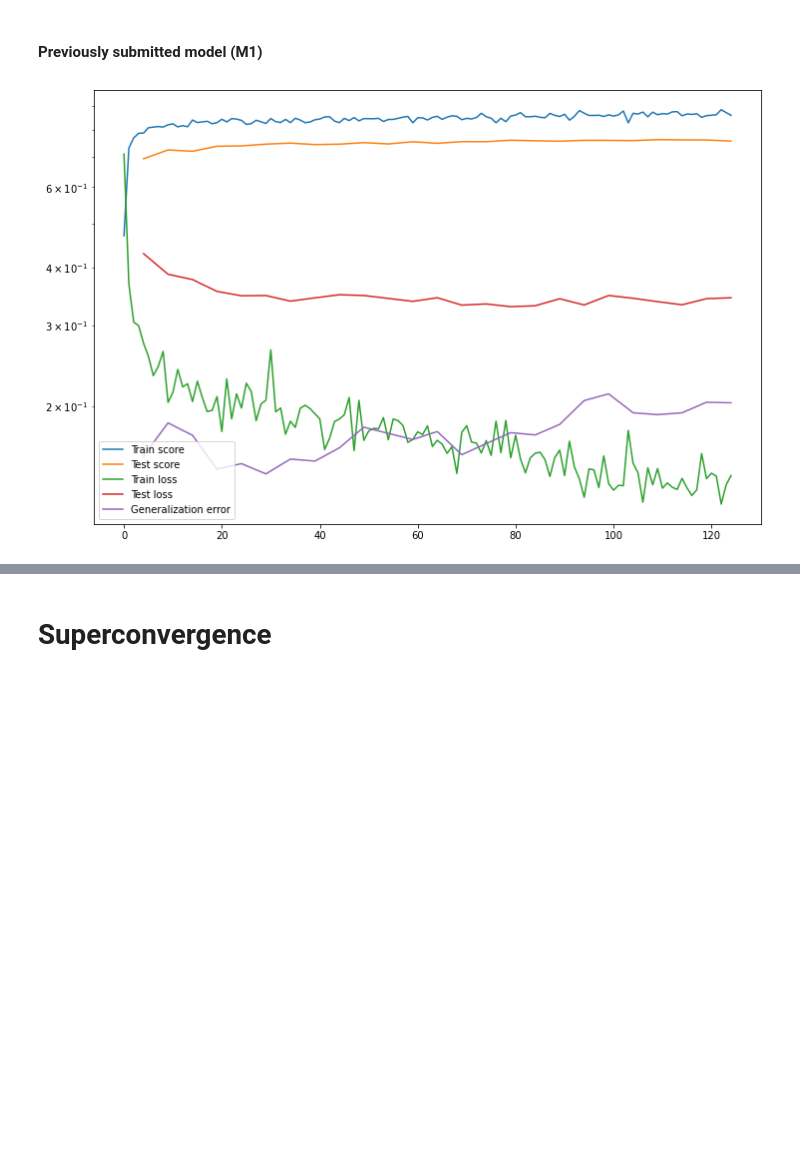
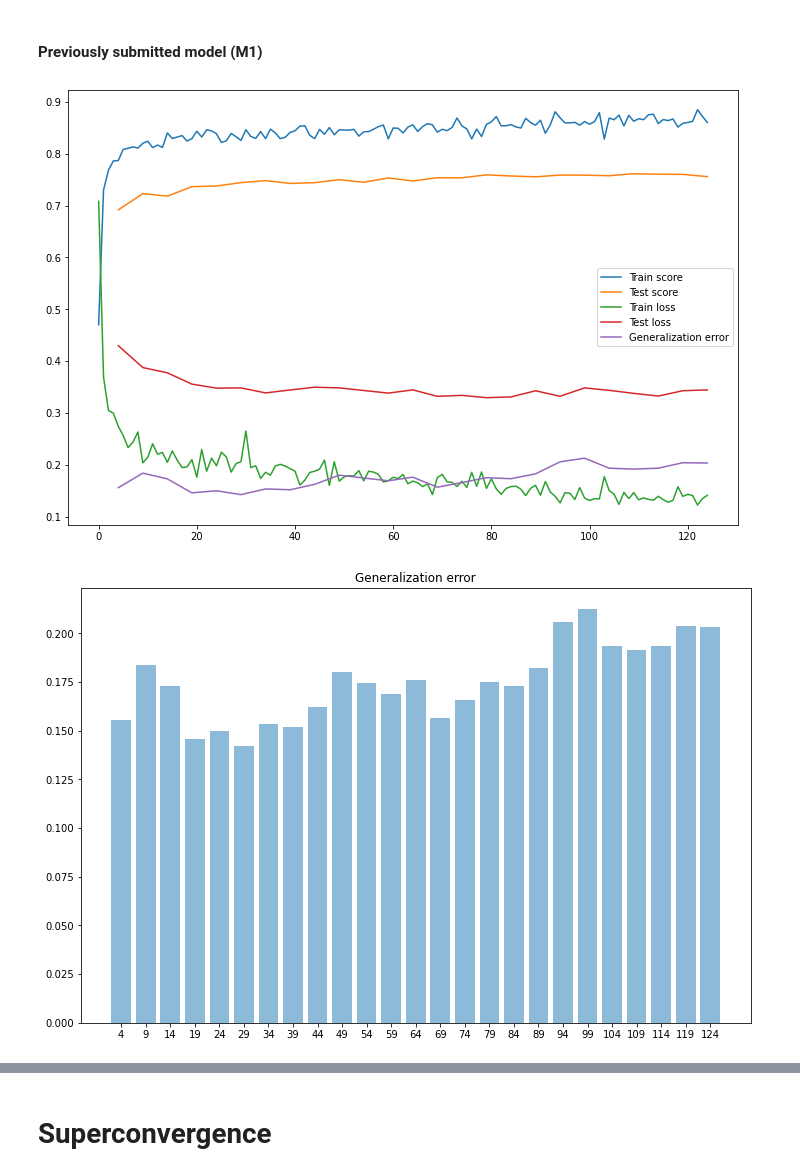
Before and after one commit to fsun2000/DeepViewAgg, a Jupyter notebook: notebooks/superconvergence.ipynb, the cells around one changed output, grey strips where cells are left out. Cells and saved outputs as stored; diff of their text form; code cells hidden in the pictures; blank space fills up the shorter version.

```diff
--- a/notebooks/superconvergence.ipynb
+++ b/notebooks/superconvergence.ipynb
@@ -49,17 +49,17 @@ def plot_graph(data, log_scale=False):
 #         print(len(val_losses))
 #         print(len(range(4, len(train_scores) - len(train_scores) % 5, 5)))
 
-    plt.plot(range(len(train_scores)), train_scores, color=colormap[i], label=f'Train score')
-    plt.plot(range(4, len(train_scores) - len(train_scores) % 5, 5), val_scores, color=colormap[i+1], label=f'Test score')
+    plt.plot(range(len(train_scores)), train_scores, color=colormap[0], label=f'Train score')
+    plt.plot(range(4, len(train_scores) - len(train_scores) % 5, 5), val_scores, color=colormap[1], label=f'Test score')
 
-    plt.plot(range(len(train_losses)), train_losses, color=colormap[i+2], label=f'Train loss')
-    plt.plot(range(4, len(train_losses) - len(train_losses) % 5, 5), val_losses, color=colormap[i+3], label=f'Test loss')
+    plt.plot(range(len(train_losses)), train_losses, color=colormap[2], label=f'Train loss')
+    plt.plot(range(4, len(train_losses) - len(train_losses) % 5, 5), val_losses, color=colormap[3], label=f'Test loss')
 
     # Plot generalization error
     val_range = range(4, len(train_losses) - len(train_losses) % 5, 5)
 
     gen_error = np.array(val_losses) - np.array([train_losses[i] for i in val_range])
-    plt.plot(val_range, gen_error, color=colormap[i+4], label=f'Generalization error')
+    plt.plot(val_range, gen_error, color=colormap[4], label=f'Generalization error')
 
     plt.legend()
     ax = plt.gca()
@@ -106,12 +108,13 @@ gen_error = np.array(data['val_losses']) - np.array([data['train_losses'][i] for
 #### Previously submitted model (M1)
 # %%
 data = read_scores(file='mvfusion_3d/model_comparison/M1.out')
-plot_graph(data, log_scale=True)
+plot_graph(data, log_scale=False)
 
 # Generalization error
 val_range = range(4, len(data['train_losses']) - len(data['train_losses']) % 5, 5)
 gen_error = np.array(data['val_losses']) - np.array([data['train_losses'][i] for i in val_range])
-# plot_barchart(val_range, gen_error, 'Generalization error')
-# plot_barchart(val_range, data['val_scores'], 'Validation score', ylim=[0.7, 0.76])
+plot_barchart(val_range, gen_error, 'Generalization error')
+plot_barchart(val_range, data['val_scores'], 'Validation score', ylim=[0.7, 0.76])
 # %% [output]
-[figure, old version]
+[figure, new version]
+[figure, added]
```
Also changed, not shown: parts of 2 cells of this notebook, 6 other files.
